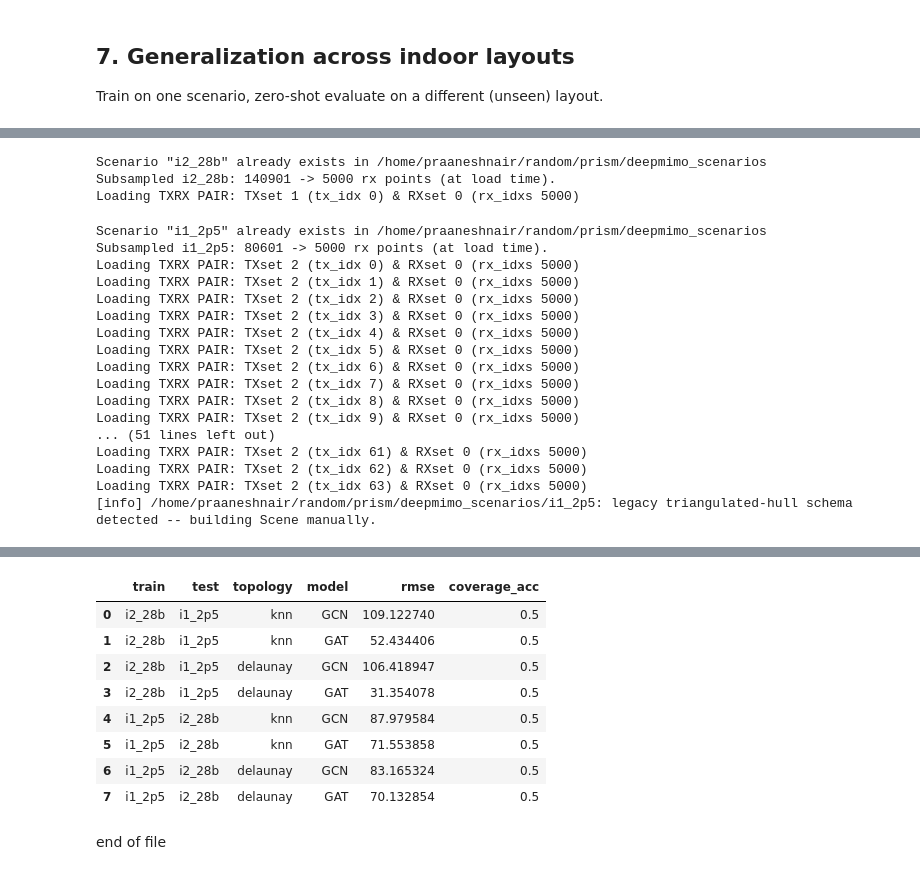
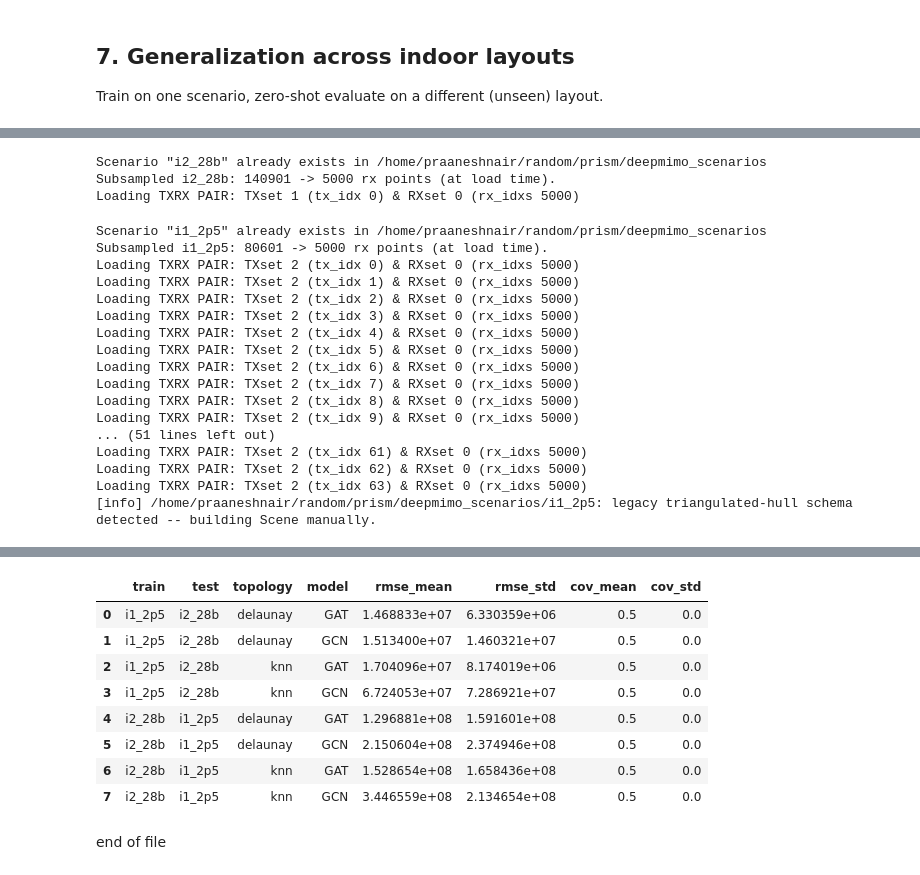
Before and after one commit to CompileArtisan/prism, a Jupyter notebook: radiomap_6g_sweep.ipynb, the cells around one changed output, grey strips where cells are left out. Saved outputs shown, nothing was run; the diff lists cells and outputs as text; code cells hidden in the pictures.

```diff
--- a/radiomap_6g_sweep.ipynb
+++ b/radiomap_6g_sweep.ipynb
@@ -607,14 +619,35 @@ evaluates directly in raw dBm, matching `sweep_full()` above.
 def full_generalization_sweep(scenario_pairs=(("i2_28b", "i1_2p5"), ("i1_2p5", "i2_28b")),
                                topologies=("knn", "delaunay"),
                                models=(("GCN", GCN), ("GAT", GAT)),
-                               epochs=200, lr=0.005):
+                               epochs=300, lr=0.01, n_seeds=3):
     results = []
+    cache = {}
+
+    def get(name):
+        if name not in cache:
+            cache[name] = load_scenario(name)
+        return cache[name]
+
     for train_scenario, test_scenario in scenario_pairs:
-        pos_tr, rss_tr, feat_tr = load_scenario(train_scenario)
-        pos_te, rss_te, feat_te = load_scenario(test_scenario)
-        x_tr = torch.tensor(np.hstack([pos_tr, feat_tr]), dtype=torch.float32)
-        y_tr = torch.tensor(rss_tr, dtype=torch.float32).unsqueeze(1)
-        x_te = torch.tensor(np.hstack([pos_te, feat_te]), dtype=torch.float32)
+        pos_tr, rss_tr, feat_tr = get(train_scenario)
+        pos_te, rss_te, feat_te = get(test_scenario)
+
+        # Fit normalization on the TRAIN scenario only, then apply that
+        # SAME transform to the test scenario. This is the fix: the old
+        # version fed raw, unnormalized coordinates/features from each
+        # scenario straight into the model, so at test time the model saw
+        # a coordinate/feature scale its weights were never trained on --
+        # that mismatch is what produced RMSE of 30-100+ dB and
+        # coverage_acc pinned at exactly 0.500 for every combination
+        # (a near-constant prediction is ~50% "correct" by construction
+        # when the threshold is the test set's own median).
+        stats = fit_normalizer(pos_tr, feat_tr, rss_tr)
+        pos_tr_n, feat_tr_n, rss_tr_n = apply_normalizer(pos_tr, feat_tr, rss_tr, stats)
+        pos_te_n, feat_te_n, _ = apply_normalizer(pos_te, feat_te, rss_te, stats)
+
+        x_tr = torch.tensor(np.hstack([pos_tr_n, feat_tr_n]), dtype=torch.float32)
+        y_tr = torch.tensor(rss_tr_n, dtype=torch.float32).unsqueeze(1)
+        x_te = torch.tensor(np.hstack([pos_te_n, feat_te_n]), dtype=torch.float32)
         thresh_te = float(np.median(rss_te))
 
         for topo in topologies:
@@ -622,30 +655,41 @@ def full_generalization_sweep(scenario_pairs=(("i2_28b", "i1_2p5"), ("i1_2p5", "
             ei_te = torch.tensor(BUILDERS[topo](pos_te), dtype=torch.long)
 
             for name, model_cls in models:
-                model = model_cls(in_channels=x_tr.shape[1])
-                opt = torch.optim.Adam(model.parameters(), lr=lr)
-                loss_fn = nn.MSELoss()
-                for _ in range(epochs):
-                    opt.zero_grad()
-                    loss = loss_fn(model(x_tr, ei_tr), y_tr)
-                    loss.backward()
-                    opt.step()
+                for seed in range(n_seeds):
+                    torch.manual_seed(seed)
+                    model = model_cls(in_channels=x_tr.shape[1])
+                    opt = torch.optim.Adam(model.parameters(), lr=lr)
+                    loss_fn = nn.MSELoss()
+                    for _ in range(epochs):
+                        opt.zero_grad()
+                        loss = loss_fn(model(x_tr, ei_tr), y_tr)
+                        loss.backward()
+                        torch.nn.utils.clip_grad_norm_(model.parameters(), max_norm=5.0)
+                        opt.step()
 
-                with torch.no_grad():
-                    pred_te = model(x_te, ei_te).numpy().squeeze()
+                    with torch.no_grad():
+                        pred_te_n = model(x_te, ei_te).numpy().squeeze()
+                    # Denormalize with TRAIN stats -- using test-set stats
+                    # here would just reintroduce the original mismatch.
+                    pred_te = denormalize_rss(pred_te_n, stats)
 
-                rmse = float(np.sqrt(mean_squared_error(rss_te, pred_te)))
-                cov_acc = coverage_accuracy(rss_te, pred_te, thresh_te)
-                results.append({"train": train_scenario, "test": test_scenario,
-                                 "topology": topo, "model": name,
-                                 "rmse": rmse, "coverage_acc": cov_acc})
-                print(f"[{name}/{topo}] {train_scenario} -> {test_scenario}: "
-                      f"RMSE={rmse:.3f} dB, coverage_acc={cov_acc:.3f}")
+                    rmse = float(np.sqrt(mean_squared_error(rss_te, pred_te)))
+                    cov_acc = coverage_accuracy(rss_te, pred_te, thresh_te)
+                    results.append({"train": train_scenario, "test": test_scenario,
+                                     "topology": topo, "model": name, "seed": seed,
+                                     "rmse": rmse, "coverage_acc": cov_acc})
+                    print(f"[{name}/{topo} seed={seed}] {train_scenario} -> {test_scenario}: "
+                          f"RMSE={rmse:.3f} dB, coverage_acc={cov_acc:.3f}")
     return pd.DataFrame(results)
 
 
 generalization_results = full_generalization_sweep()
-display(generalization_results)
+gen_summary = (generalization_results
+               .groupby(["train", "test", "topology", "model"])
+               .agg(rmse_mean=("rmse", "mean"), rmse_std=("rmse", "std"),
+                    cov_mean=("coverage_acc", "mean"), cov_std=("coverage_acc", "std"))
+               .reset_index())
+display(gen_summary)
 # %% [output]
 Scenario "i2_28b" already exists in /home/praaneshnair/random/prism/deepmimo_scenarios
 Subsampled i2_28b: 140901 -> 5000 rx points (at load time).
@@ -694,11 +731,11 @@ Loading TXRX PAIR: TXset 1 (tx_idx 0) & RXset 0 (rx_idxs 5000)
-|  | train | test | topology | model | rmse | coverage_acc |
-| 0 | i2_28b | i1_2p5 | knn | GCN | 109.122740 | 0.5 |
-| 1 | i2_28b | i1_2p5 | knn | GAT | 52.434406 | 0.5 |
-| 2 | i2_28b | i1_2p5 | delaunay | GCN | 106.418947 | 0.5 |
-| 3 | i2_28b | i1_2p5 | delaunay | GAT | 31.354078 | 0.5 |
-| 4 | i1_2p5 | i2_28b | knn | GCN | 87.979584 | 0.5 |
-| 5 | i1_2p5 | i2_28b | knn | GAT | 71.553858 | 0.5 |
-| 6 | i1_2p5 | i2_28b | delaunay | GCN | 83.165324 | 0.5 |
-| 7 | i1_2p5 | i2_28b | delaunay | GAT | 70.132854 | 0.5 |
+|  | train | test | topology | model | rmse_mean | rmse_std | cov_mean | cov_std |
+| 0 | i1_2p5 | i2_28b | delaunay | GAT | 1.468833e+07 | 6.330359e+06 | 0.5 | 0.0 |
+| 1 | i1_2p5 | i2_28b | delaunay | GCN | 1.513400e+07 | 1.460321e+07 | 0.5 | 0.0 |
+| 2 | i1_2p5 | i2_28b | knn | GAT | 1.704096e+07 | 8.174019e+06 | 0.5 | 0.0 |
+| 3 | i1_2p5 | i2_28b | knn | GCN | 6.724053e+07 | 7.286921e+07 | 0.5 | 0.0 |
+| 4 | i2_28b | i1_2p5 | delaunay | GAT | 1.296881e+08 | 1.591601e+08 | 0.5 | 0.0 |
+| 5 | i2_28b | i1_2p5 | delaunay | GCN | 2.150604e+08 | 2.374946e+08 | 0.5 | 0.0 |
+| 6 | i2_28b | i1_2p5 | knn | GAT | 1.528654e+08 | 1.658436e+08 | 0.5 | 0.0 |
+| 7 | i2_28b | i1_2p5 | knn | GCN | 3.446559e+08 | 2.134654e+08 | 0.5 | 0.0 |
 # %% [markdown]
 end of file
```
Also changed, not shown: parts of 12 cells of this notebook.
